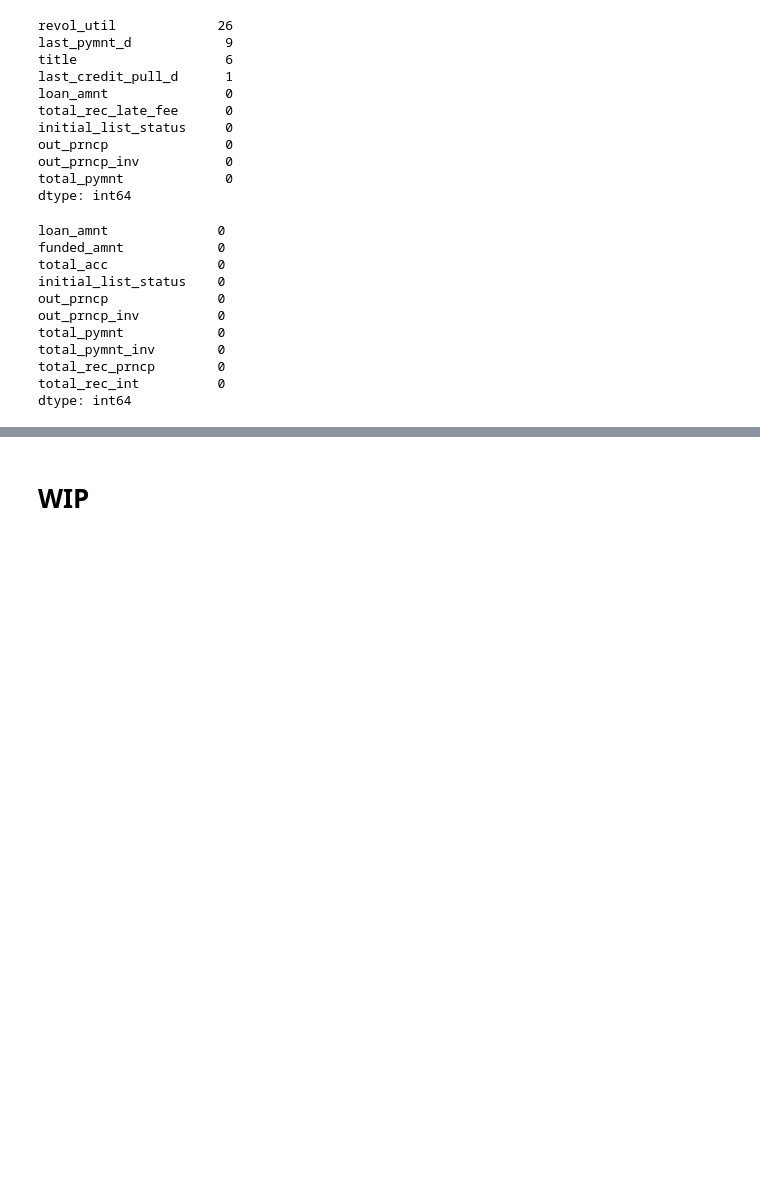
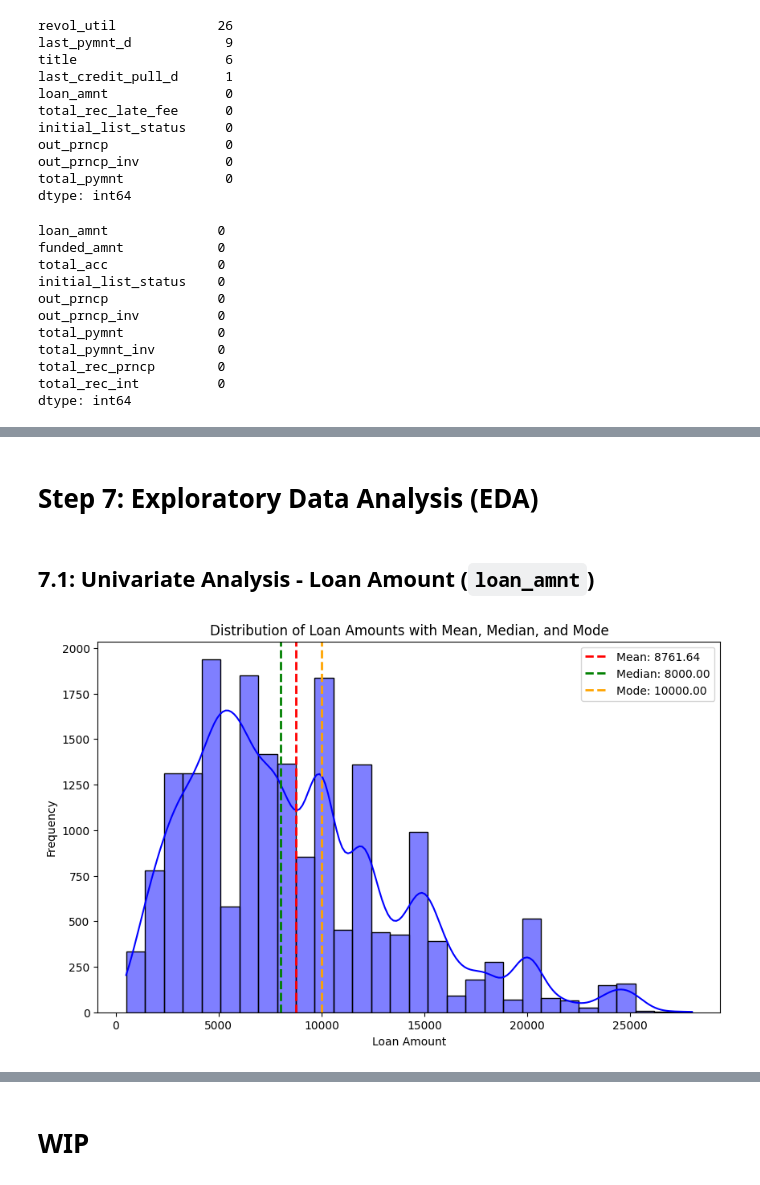
Before and after one commit to jafarijason/ds_001_lending_club_case_study, a Jupyter notebook: Group_Facilitator_Jason_Jafari.ipynb, the cells around one changed output, grey strips where cells are left out. Cells and saved outputs as stored; diff of their text form; code cells hidden in the pictures; blank space fills up the shorter version.

```diff
--- a/Group_Facilitator_Jason_Jafari.ipynb
+++ b/Group_Facilitator_Jason_Jafari.ipynb
@@ -529,0 +553,27 @@ dtype: int64
+# %% [markdown]
+# Step 7: Exploratory Data Analysis (EDA)
+# %% [markdown]
+## 7.1: Univariate Analysis - Loan Amount (`loan_amnt`)
+# %%
+# Calculate mean, median, and mode
+mean_loan_amnt = loan_data_clean['loan_amnt'].mean()
+median_loan_amnt = loan_data_clean['loan_amnt'].median()
+mode_loan_amnt = loan_data_clean['loan_amnt'].mode()[0]
+
+# Plot the histogram
+plt.figure(figsize=(10, 6))
+sns.histplot(loan_data_clean['loan_amnt'], bins=30, kde=True, color='blue')
+
+# Add mean, median, and mode lines
+plt.axvline(mean_loan_amnt, color='red', linestyle='dashed', linewidth=2, label=f'Mean: {mean_loan_amnt:.2f}')
+plt.axvline(median_loan_amnt, color='green', linestyle='dashed', linewidth=2, label=f'Median: {median_loan_amnt:.2f}')
+plt.axvline(mode_loan_amnt, color='orange', linestyle='dashed', linewidth=2, label=f'Mode: {mode_loan_amnt:.2f}')
+
+# Add titles and labels
+plt.title('Distribution of Loan Amounts with Mean, Median, and Mode')
+plt.xlabel('Loan Amount')
+plt.ylabel('Frequency')
+plt.legend()
+plt.show()
+# %% [output]
+[figure, added]
```
Also changed, not shown: parts of 12 cells of this notebook, 1 other file.
